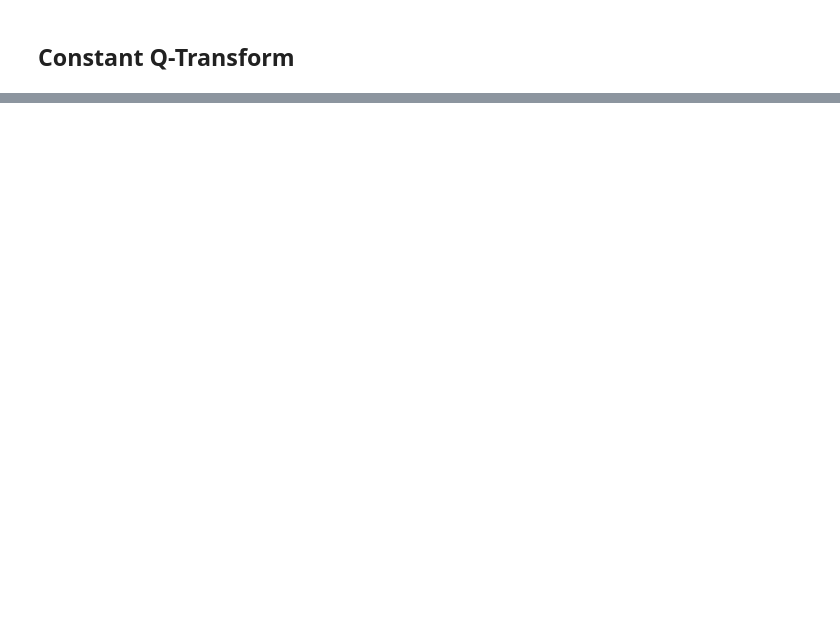
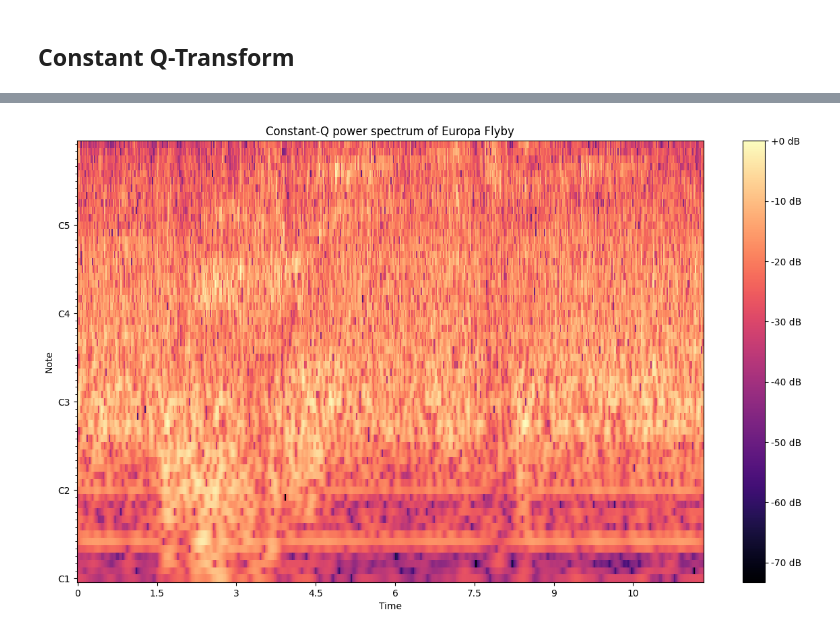
Before and after one commit to Bryan-Az/FeatureEngineering, a Jupyter notebook: Juno_Mission.ipynb, the cells around one changed output, grey strips where cells are left out. Saved outputs shown, nothing was run; the diff lists cells and outputs as text; code cells hidden in the pictures; blank space fills up the shorter version.

```diff
--- a/Juno_Mission.ipynb
+++ b/Juno_Mission.ipynb
@@ -100,0 +154,4 @@ plot_stft_flyby('Europa')
+# %%
+plot_cqt_flyby('Europa')
+# %% [output]
+[figure, added]
```
Also changed, not shown: parts of 6 cells of this notebook.
